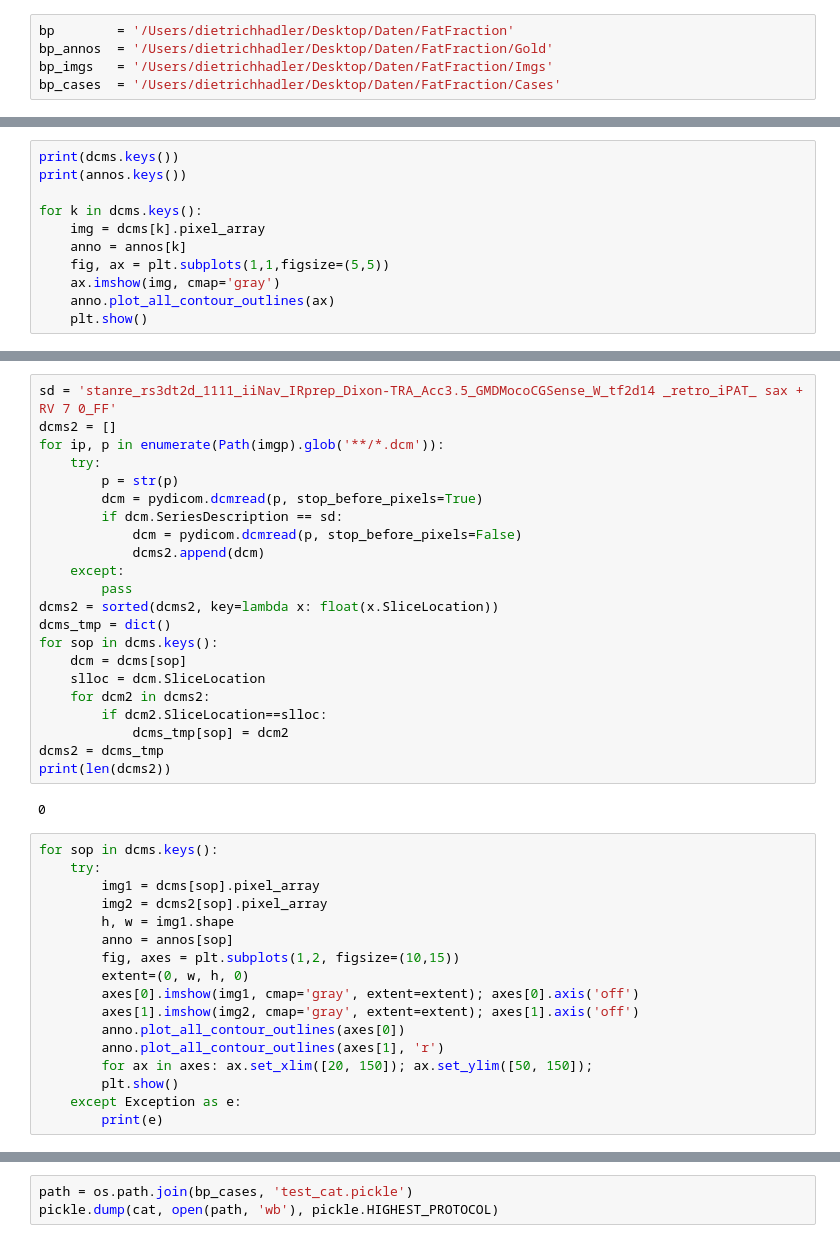
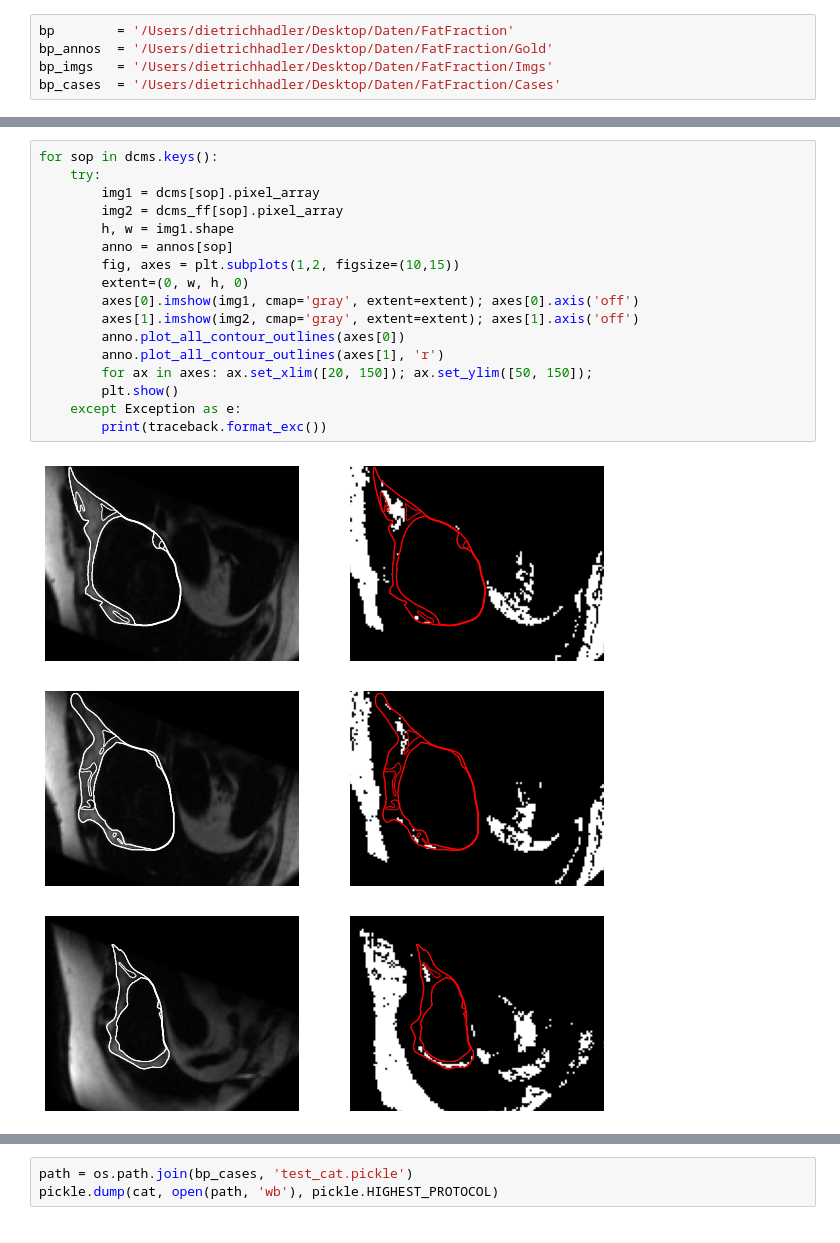
Before and after one commit to thadler/LazyLuna, a Jupyter notebook: Notebooks/FFTool.ipynb, the cells around one changed output, grey strips where cells are left out. Saved outputs shown, nothing was run; the diff lists cells and outputs as text.

```diff
--- a/Notebooks/FFTool.ipynb
+++ b/Notebooks/FFTool.ipynb
@@ -70,11 +100,0 @@ print(len(dcms))
-# %%
-print(dcms.keys())
-print(annos.keys())
-
-for k in dcms.keys():
-    img = dcms[k].pixel_array
-    anno = annos[k]
-    fig, ax = plt.subplots(1,1,figsize=(5,5))
-    ax.imshow(img, cmap='gray')
-    anno.plot_all_contour_outlines(ax)
-    plt.show()
@@ -96,41 +101,21 @@ dict_keys(['1.3.6.1.4.1.53684.1.1.4.0.564.1631697207.669051', '1.3.6.1.4.1.53684
-# %%
-sd = 'stanre_rs3dt2d_1111_iiNav_IRprep_Dixon-TRA_Acc3.5_GMDMocoCGSense_W_tf2d14 _retro_iPAT_ sax + RV 7 0_FF'
-dcms2 = []
-for ip, p in enumerate(Path(imgp).glob('**/*.dcm')):
-    try:
-        p = str(p)
-        dcm = pydicom.dcmread(p, stop_before_pixels=True)
-        if dcm.SeriesDescription == sd:
-            dcm = pydicom.dcmread(p, stop_before_pixels=False)
-            dcms2.append(dcm)
-    except:
-        pass
-dcms2 = sorted(dcms2, key=lambda x: float(x.SliceLocation))
-dcms_tmp = dict()
-for sop in dcms.keys():
-    dcm = dcms[sop]
-    slloc = dcm.SliceLocation
-    for dcm2 in dcms2:
-        if dcm2.SliceLocation==slloc:
-            dcms_tmp[sop] = dcm2
-dcms2 = dcms_tmp
-print(len(dcms2))
-# %% [output]
-0
 # %%
 for sop in dcms.keys():
     try:
         img1 = dcms[sop].pixel_array
-        img2 = dcms2[sop].pixel_array
+        img2 = dcms_ff[sop].pixel_array
         h, w = img1.shape
         anno = annos[sop]
         fig, axes = plt.subplots(1,2, figsize=(10,15))
         extent=(0, w, h, 0)
         axes[0].imshow(img1, cmap='gray', extent=extent); axes[0].axis('off')
         axes[1].imshow(img2, cmap='gray', extent=extent); axes[1].axis('off')
         anno.plot_all_contour_outlines(axes[0])
         anno.plot_all_contour_outlines(axes[1], 'r')
         for ax in axes: ax.set_xlim([20, 150]); ax.set_ylim([50, 150]);
         plt.show()
     except Exception as e:
-        print(e)
+        print(traceback.format_exc())
+# %% [output]
+[figure, added]
+[figure, added]
+[figure, added]
```
Also changed, not shown: parts of 9 cells of this notebook, 3 other files.
